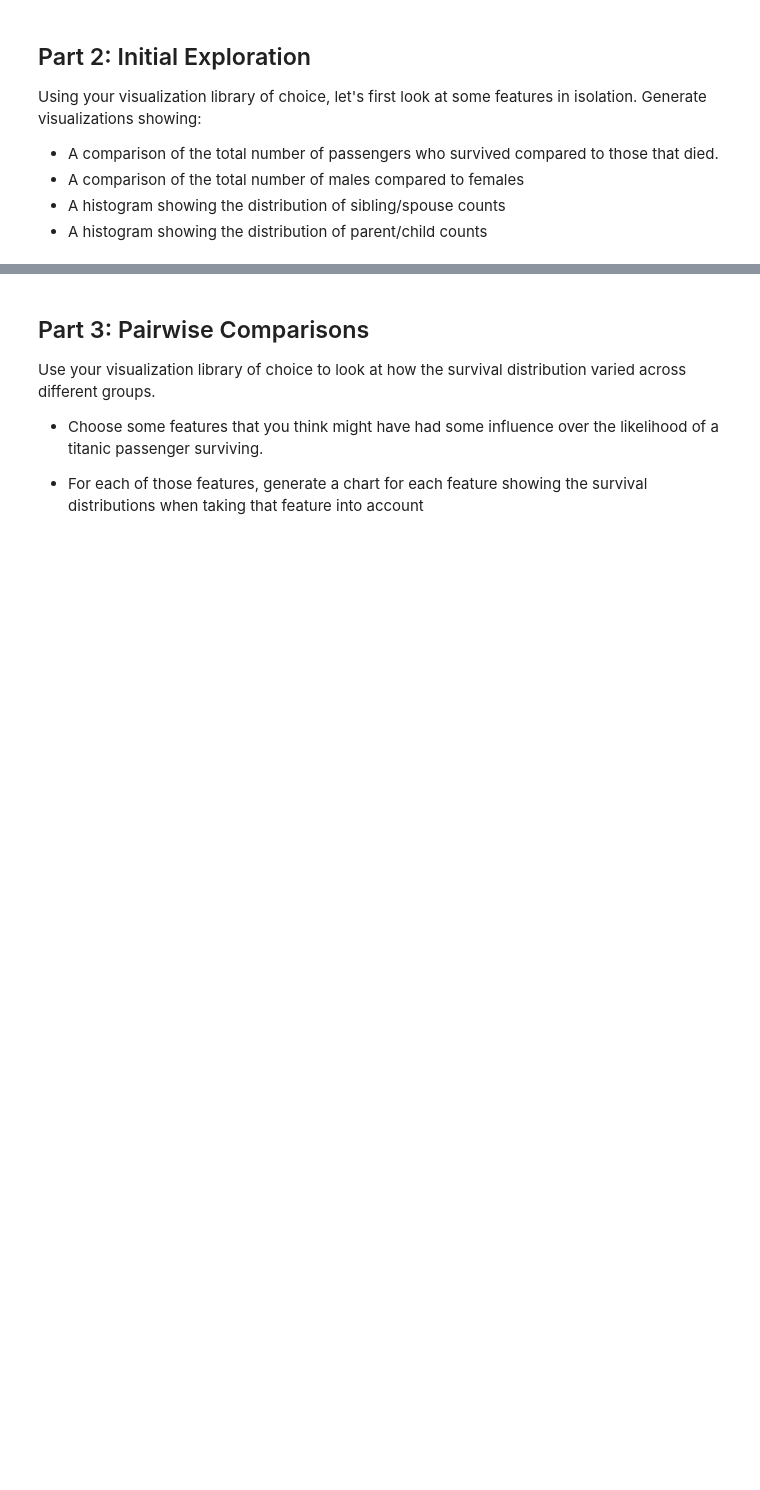
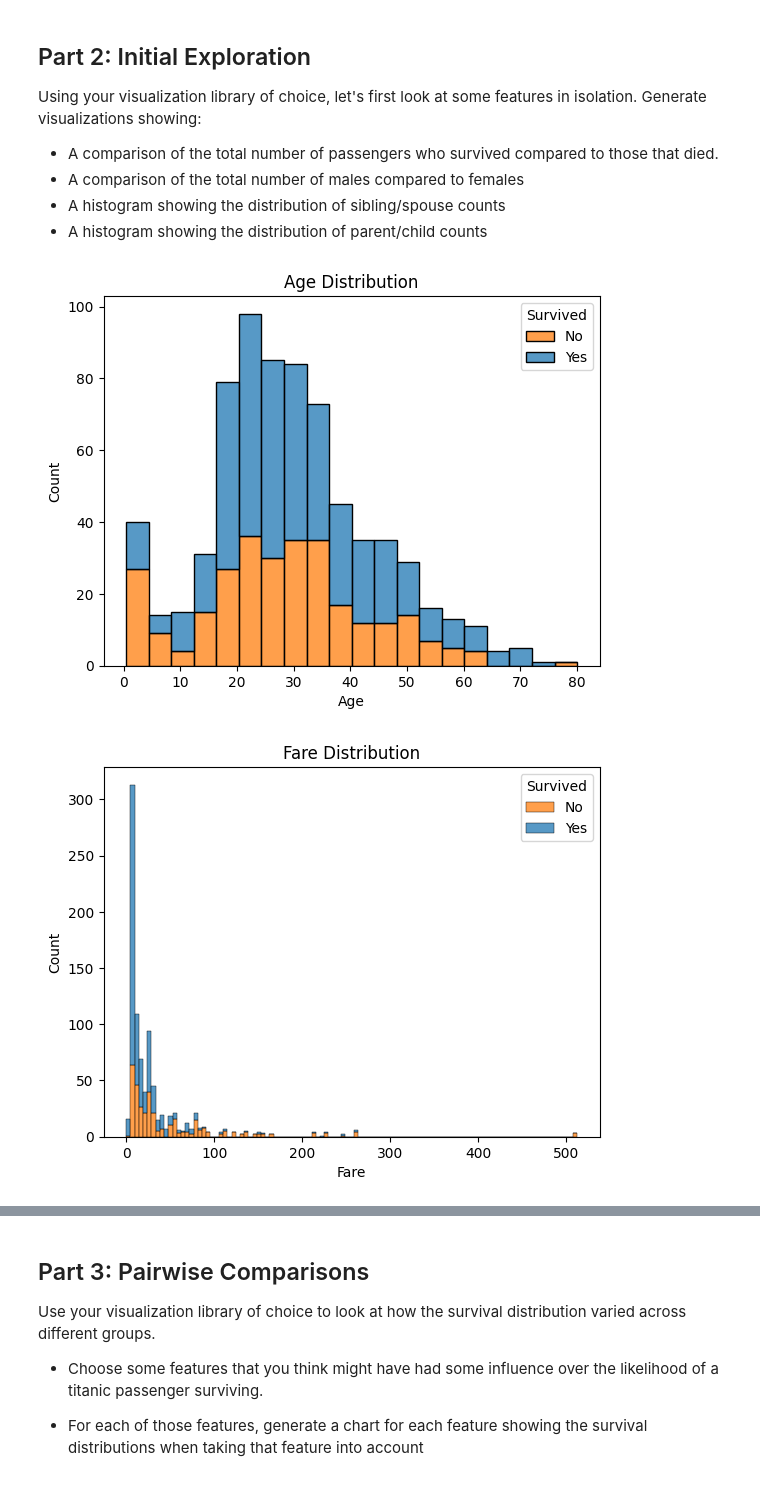
Before and after one commit to nelsbuhrley/CSE-450-Machine-learning, a Jupyter notebook: notebooks/Exploration_03.ipynb, the cells around one changed output, grey strips where cells are left out. Drawn from its saved outputs; the diff is of its cells as text; code cells hidden in the pictures; blank space fills up the shorter version.

```diff
--- a/notebooks/Exploration_03.ipynb
+++ b/notebooks/Exploration_03.ipynb
@@ -38,0 +35,12 @@ import matplotlib.pyplot as plt
+# %%
+import polars as pl
+import seaborn as sns
+import matplotlib.pyplot as plt
+
+# Load the dataset into a Polars dataframe
+df = pl.read_csv('https://raw.githubusercontent.com/byui-cse/cse450-course/master/data/titanic.csv')
+df = df.with_columns((pl.col('Survived') == 'Yes').alias('Survived'))
+print(df.schema)
+print(df.describe())
+print(df.head())
+df.head()
@@ -49,0 +82,36 @@ Using your visualization library of choice, let's first look at some features in
+# %%
+# Part 2: # Write the code needed to generate the visualizations specified.
+
+# Function that divides the data by a feature and calculates the percentage of the group that survived and didn't
+def survival_statistics_by_feature(df, feature):
+    '''
+    This function takes in a dataframe and a feature and returns a dataframe with the survival percentage for each group of the feature.
+    '''
+    return df.group_by(feature).agg([
+        (pl.col('Survived').mean() * 100).alias('Survived'),
+        ((1 - pl.col('Survived')).mean() * 100).alias('Did_Not_Survive')
+    ])
+
+sns.histplot(data=df.to_pandas(), x='Age', hue='Survived', multiple='stack')
+plt.title('Age Distribution')
+plt.xlabel('Age')
+plt.ylabel('Count')
+plt.legend(title='Survived', labels=['No', 'Yes'])
+plt.show()
+
+sns.histplot(data=df.to_pandas(), x='Fare', hue='Survived', multiple='stack')
+plt.title('Fare Distribution')
+plt.xlabel('Fare')
+plt.ylabel('Count')
+plt.legend(title='Survived', labels=['No', 'Yes'])
+plt.show()
+
+sns.countplot(data=df.to_pandas(), x='Pclass', hue='Survived')
+plt.title('Survival Percentage by Passenger Class')
+plt.xlabel('Passenger Class')
+plt.ylabel('Count')
+plt.legend(title='Survived', labels=['No', 'Yes'])
+plt.show()
+# %% [output]
+[figure, added]
+[figure, added]
```
Also changed, not shown: parts of 6 cells of this notebook.
